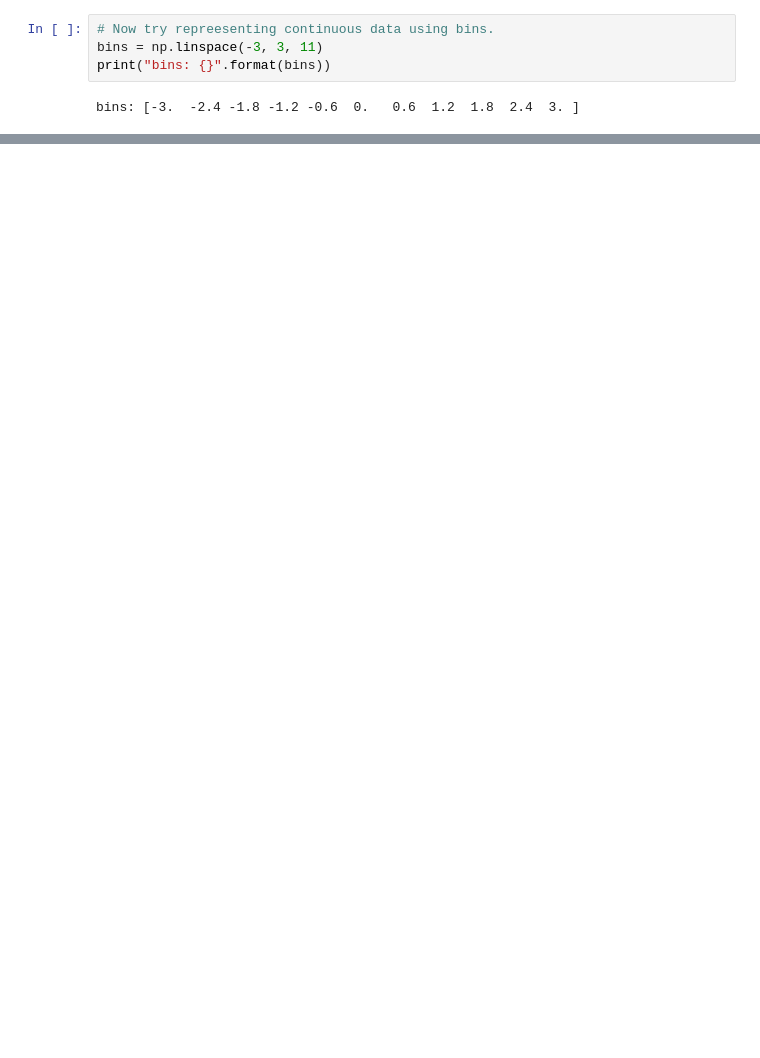
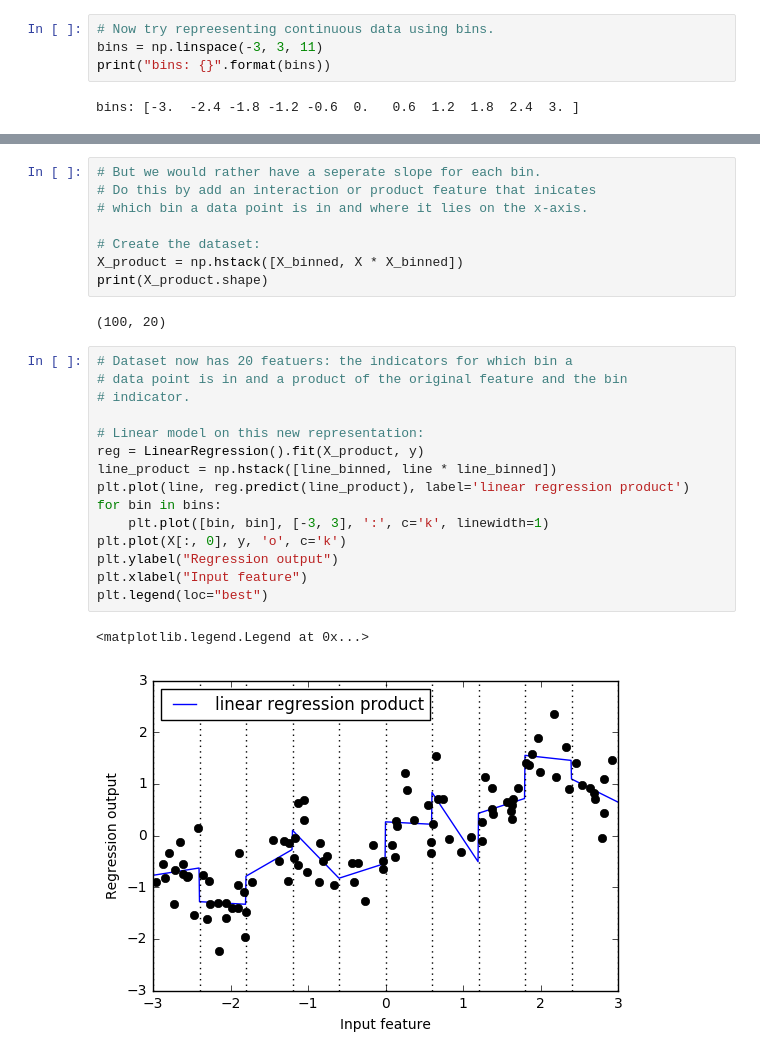
Before and after one commit to cgosmeyer/learning_machinelearning, a Jupyter notebook: ch4.ipynb, the cells around one changed output, grey strips where cells are left out. Cells and saved outputs as stored; diff of their text form; blank space fills up the shorter version.

```diff
--- a/ch4.ipynb
+++ b/ch4.ipynb
@@ -151,0 +172,28 @@ ValueError: X has different shape than during fitting. Expected 44, got 1.
+# %%
+# But we would rather have a seperate slope for each bin.
+# Do this by add an interaction or product feature that inicates
+# which bin a data point is in and where it lies on the x-axis.
+
+# Create the dataset:
+X_product = np.hstack([X_binned, X * X_binned])
+print(X_product.shape)
+# %% [output]
+(100, 20)
+# %%
+# Dataset now has 20 featuers: the indicators for which bin a
+# data point is in and a product of the original feature and the bin
+# indicator.
+
+# Linear model on this new representation:
+reg = LinearRegression().fit(X_product, y)
+line_product = np.hstack([line_binned, line * line_binned])
+plt.plot(line, reg.predict(line_product), label='linear regression product')
+for bin in bins:
+    plt.plot([bin, bin], [-3, 3], ':', c='k', linewidth=1)
+plt.plot(X[:, 0], y, 'o', c='k')
+plt.ylabel("Regression output")
+plt.xlabel("Input feature")
+plt.legend(loc="best")
+# %% [output]
+<matplotlib.legend.Legend at 0x...>
+[figure, added]
```
Also changed, not shown: parts of 40 cells of this notebook, 1 other file.
